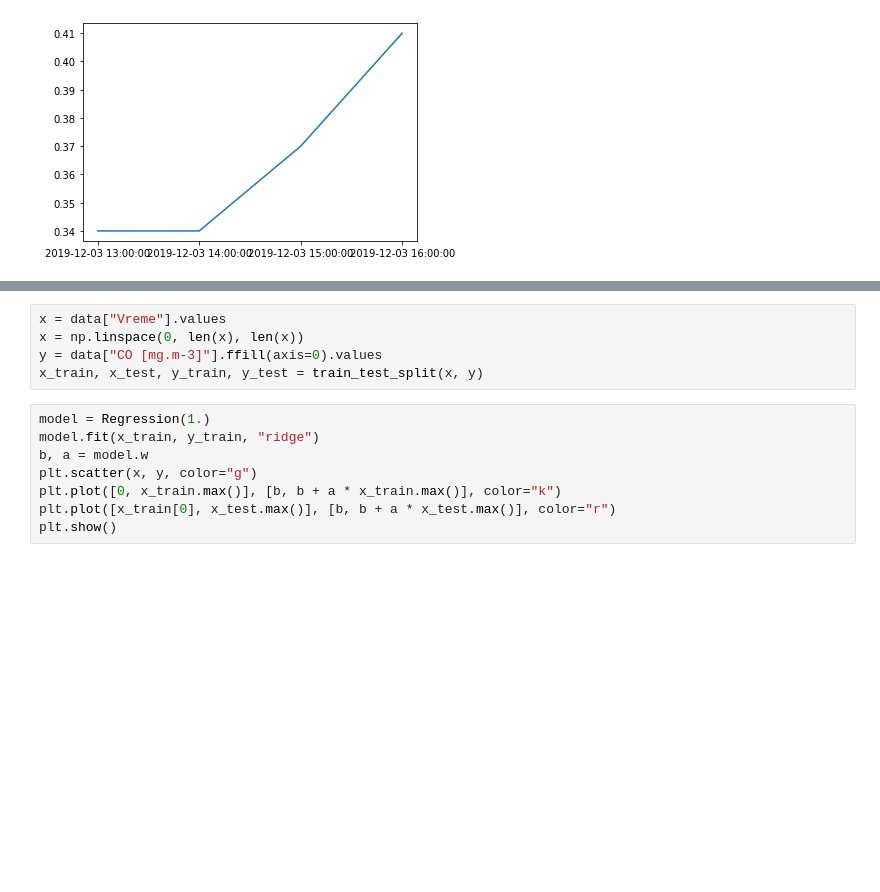
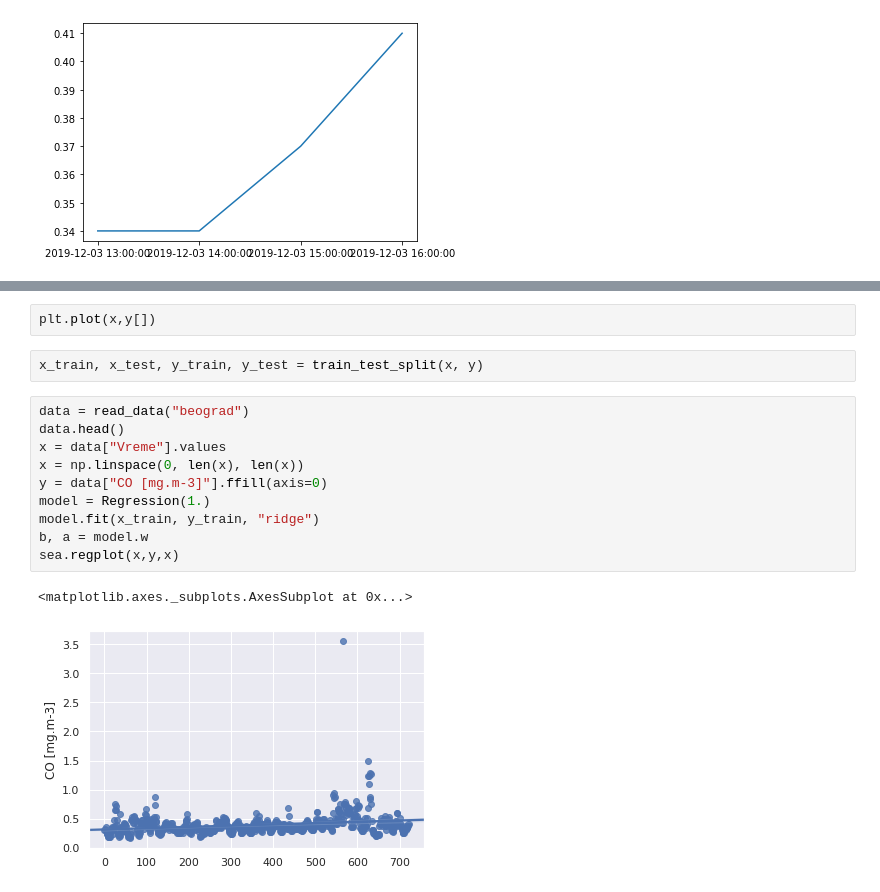
Before and after one commit to Selich/Serbian-Airquality, a Jupyter notebook: dashboard.ipynb, the cells around one changed output, grey strips where cells are left out. Cells and saved outputs as stored; diff of their text form; blank space fills up the shorter version.

```diff
--- a/dashboard.ipynb
+++ b/dashboard.ipynb
@@ -26,13 +86,17 @@ plt.plot(x,y)
+# %%
+plt.plot(x,y[])
+# %%
+x_train, x_test, y_train, y_test = train_test_split(x, y)
 # %%
+data = read_data("beograd")
+data.head()
 x = data["Vreme"].values
 x = np.linspace(0, len(x), len(x))
-y = data["CO [mg.m-3]"].ffill(axis=0).values
-x_train, x_test, y_train, y_test = train_test_split(x, y)
+y = data["CO [mg.m-3]"].ffill(axis=0)
+model = Regression(1.)
+model.fit(x_train, y_train, "ridge")
+b, a = model.w
+sea.regplot(x,y,x)
+# %% [output]
+<matplotlib.axes._subplots.AxesSubplot at 0x...>
+[figure, added]
-# %%
-model = Regression(1.)
-model.fit(x_train, y_train, "ridge")
-b, a = model.w
-plt.scatter(x, y, color="g")
-plt.plot([0, x_train.max()], [b, b + a * x_train.max()], color="k")
-plt.plot([x_train[0], x_test.max()], [b, b + a * x_test.max()], color="r")
-plt.show()
```
Also changed, not shown: parts of 7 cells of this notebook.
